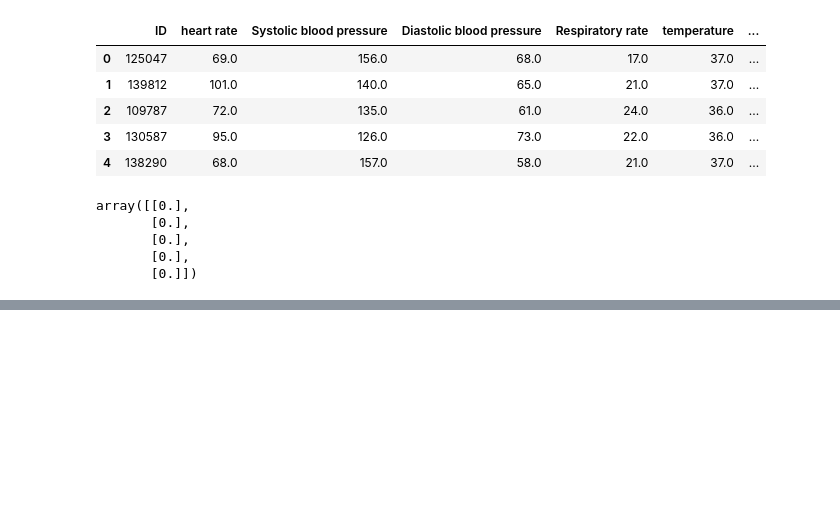
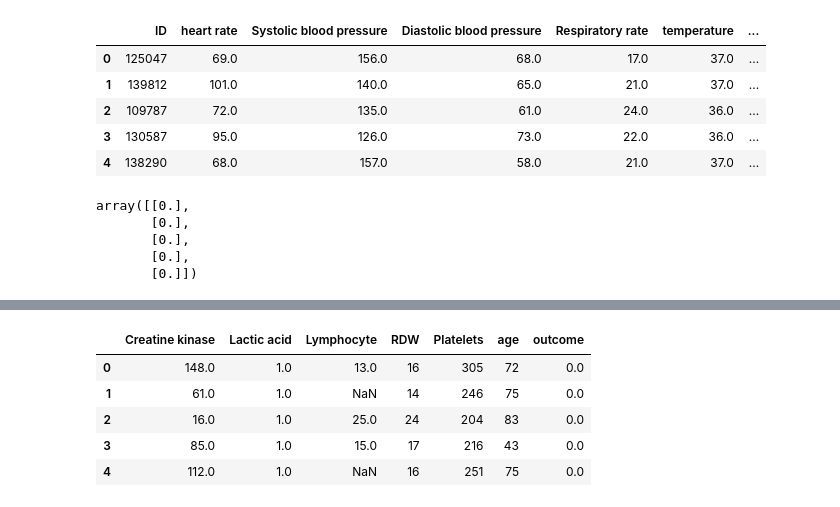
Before and after one commit to emilybowers3000/Project_4_Group_1, a Jupyter notebook: project_4.ipynb, the cells around one changed output, grey strips where cells are left out. Drawn from its saved outputs; the diff is of its cells as text; code cells hidden in the pictures; blank space fills up the shorter version.

```diff
--- a/project_4.ipynb
+++ b/project_4.ipynb
@@ -498,0 +535,13 @@ Classification Report:
+# %%
+#creating the important features df
+
+important_features_df = medical_data_df[['Creatine kinase', 'Lactic acid', 'Lymphocyte', 'RDW', 'Platelets', 'age','outcome']]
+
+important_features_df.head()
+# %% [output]
+|  | Creatine kinase | Lactic acid | Lymphocyte | RDW | Platelets | age | outcome |
+| 0 | 148.0 | 1.0 | 13.0 | 16 | 305 | 72 | 0.0 |
+| 1 | 61.0 | 1.0 | NaN | 14 | 246 | 75 | 0.0 |
+| 2 | 16.0 | 1.0 | 25.0 | 24 | 204 | 83 | 0.0 |
+| 3 | 85.0 | 1.0 | 15.0 | 17 | 216 | 43 | 0.0 |
+| 4 | 112.0 | 1.0 | NaN | 16 | 251 | 75 | 0.0 |
```
Also changed, not shown: parts of 14 cells of this notebook, 9 other files.
